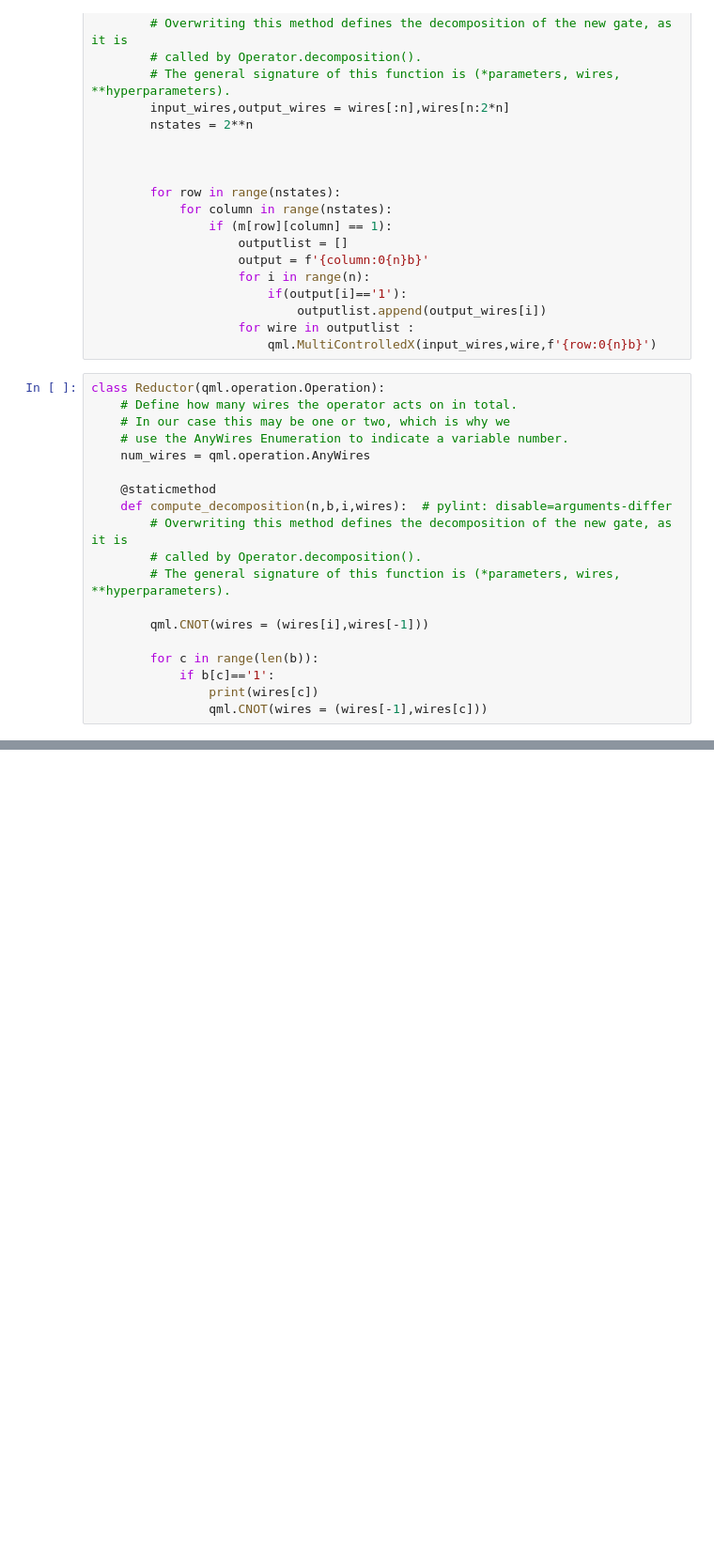
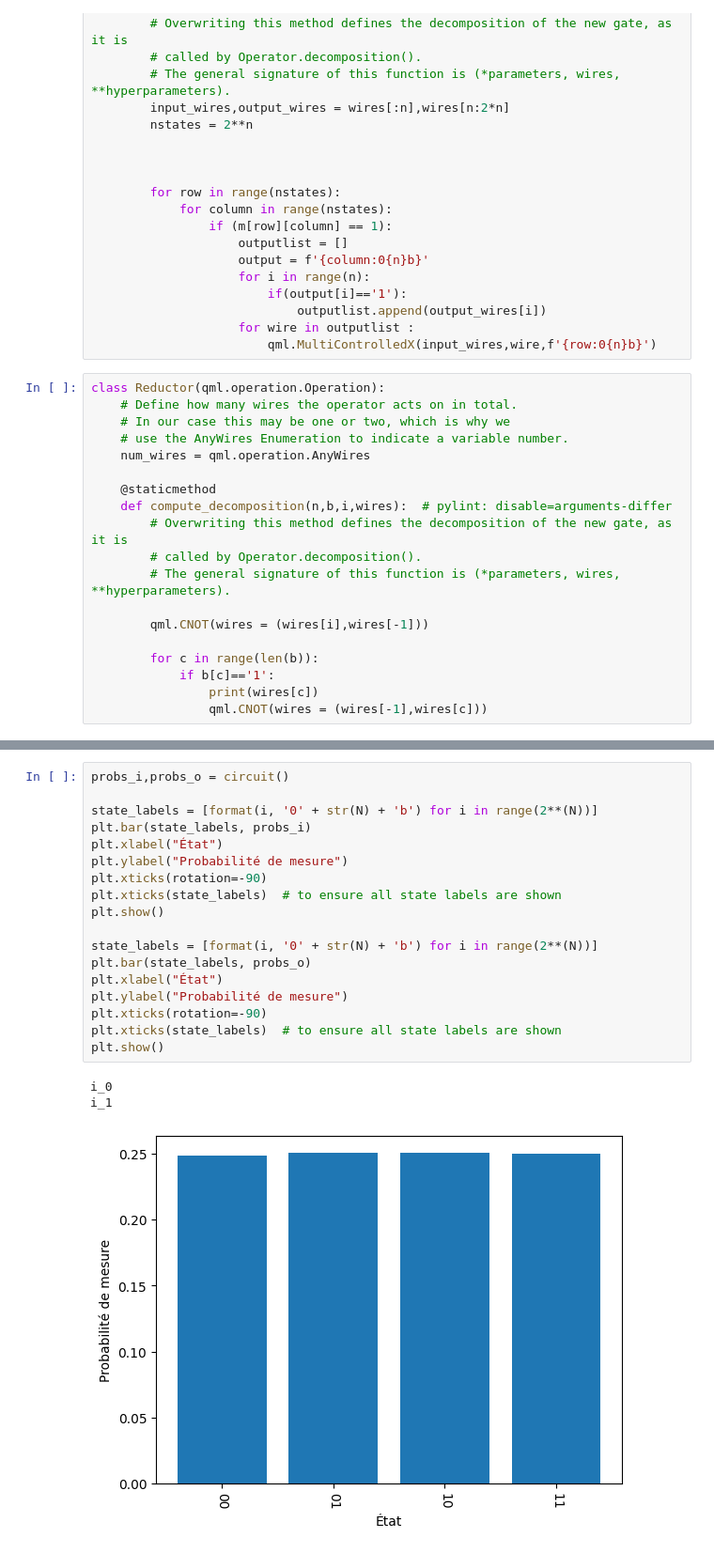
Before and after one commit to LucasLev/ProjetQuantique, a Jupyter notebook: Circuit.ipynb, the cells around one changed output, grey strips where cells are left out. Shown at 94% size. Drawn from its saved outputs; the diff is of its cells as text; blank space fills up the shorter version.

```diff
--- a/Circuit.ipynb
+++ b/Circuit.ipynb
@@ -160,0 +155,22 @@ i_6
+# %%
+probs_i,probs_o = circuit()
+
+state_labels = [format(i, '0' + str(N) + 'b') for i in range(2**(N))]
+plt.bar(state_labels, probs_i)
+plt.xlabel("État")
+plt.ylabel("Probabilité de mesure")
+plt.xticks(rotation=-90)
+plt.xticks(state_labels)  # to ensure all state labels are shown
+plt.show()
+
+state_labels = [format(i, '0' + str(N) + 'b') for i in range(2**(N))]
+plt.bar(state_labels, probs_o)
+plt.xlabel("État")
+plt.ylabel("Probabilité de mesure")
+plt.xticks(rotation=-90)
+plt.xticks(state_labels)  # to ensure all state labels are shown
+plt.show()
+# %% [output]
+i_0
+i_1
+[figure, added]
```
Also changed, not shown: parts of 3 cells of this notebook.
